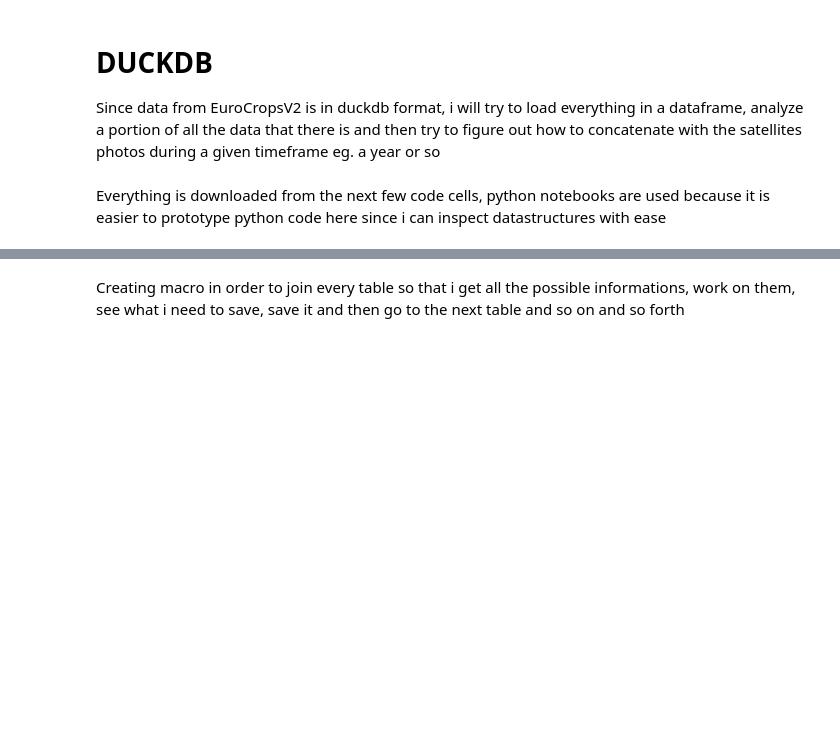
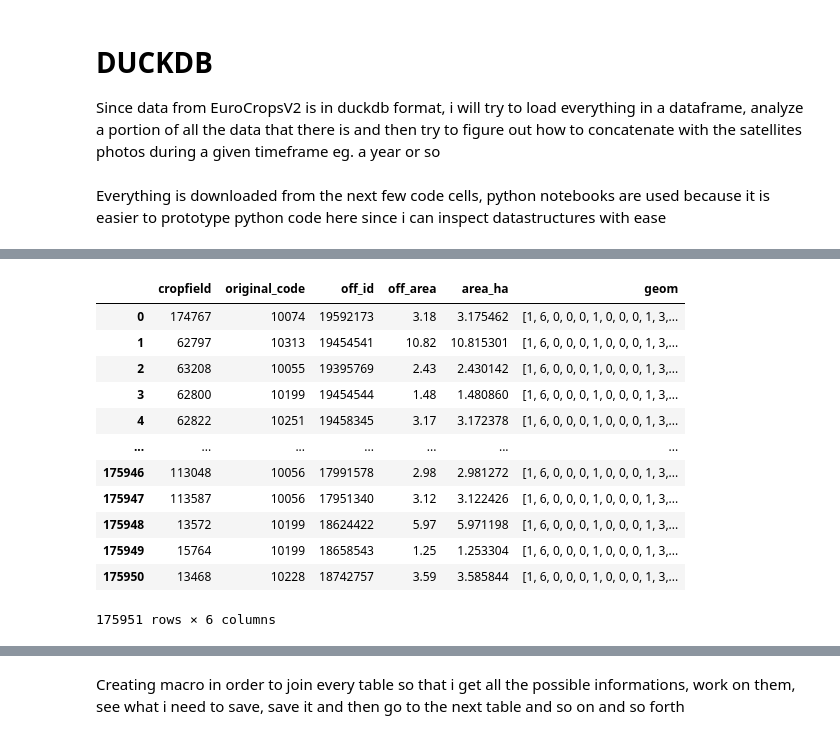
Before and after one commit to wr3nch623/RSSIA-Project, a Jupyter notebook: duckdb_dataget.ipynb, the cells around one changed output, grey strips where cells are left out. Cells and saved outputs as stored; diff of their text form; code cells hidden in the pictures; blank space fills up the shorter version.

```diff
--- a/duckdb_dataget.ipynb
+++ b/duckdb_dataget.ipynb
@@ -86,0 +103,16 @@ print(tables_df)
+# %%
+conn.execute("select * from ee_2020").df()
+# %% [output]
+|  | cropfield | original_code | off_id | off_area | area_ha | geom |
+| 0 | 174767 | 10074 | 19592173 | 3.18 | 3.175462 | [1, 6, 0, 0, 0, 1, 0, 0, 0, 1, 3,... |
+| 1 | 62797 | 10313 | 19454541 | 10.82 | 10.815301 | [1, 6, 0, 0, 0, 1, 0, 0, 0, 1, 3,... |
+| 2 | 63208 | 10055 | 19395769 | 2.43 | 2.430142 | [1, 6, 0, 0, 0, 1, 0, 0, 0, 1, 3,... |
+| 3 | 62800 | 10199 | 19454544 | 1.48 | 1.480860 | [1, 6, 0, 0, 0, 1, 0, 0, 0, 1, 3,... |
+| 4 | 62822 | 10251 | 19458345 | 3.17 | 3.172378 | [1, 6, 0, 0, 0, 1, 0, 0, 0, 1, 3,... |
+| ... | ... | ... | ... | ... | ... | ... |
+| 175946 | 113048 | 10056 | 17991578 | 2.98 | 2.981272 | [1, 6, 0, 0, 0, 1, 0, 0, 0, 1, 3,... |
+| 175947 | 113587 | 10056 | 17951340 | 3.12 | 3.122426 | [1, 6, 0, 0, 0, 1, 0, 0, 0, 1, 3,... |
+| 175948 | 13572 | 10199 | 18624422 | 5.97 | 5.971198 | [1, 6, 0, 0, 0, 1, 0, 0, 0, 1, 3,... |
+| 175949 | 15764 | 10199 | 18658543 | 1.25 | 1.253304 | [1, 6, 0, 0, 0, 1, 0, 0, 0, 1, 3,... |
+| 175950 | 13468 | 10228 | 18742757 | 3.59 | 3.585844 | [1, 6, 0, 0, 0, 1, 0, 0, 0, 1, 3,... |
+175951 rows × 6 columns
```
Also changed, not shown: parts of 7 cells of this notebook, 2 other files.
